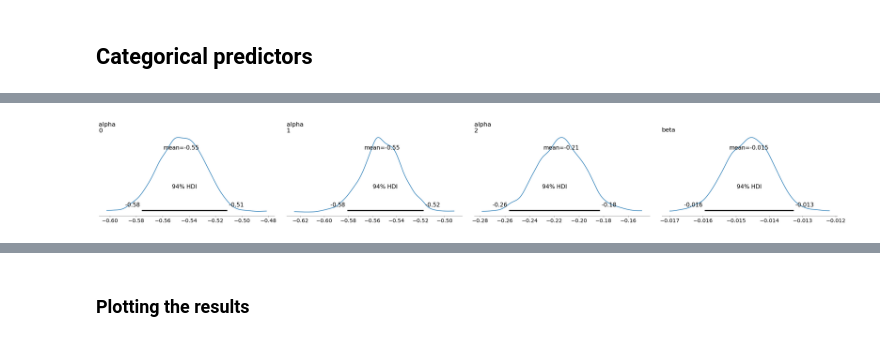
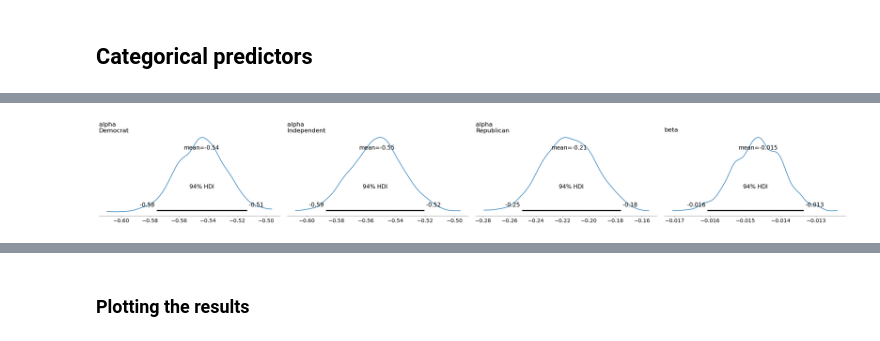
Before and after one commit to AllenDowney/SurveyDataPyMC, a Jupyter notebook: notebooks/01_logistic_regression.ipynb, the cells around one changed output, grey strips where cells are left out. Drawn from its saved outputs; the diff is of its cells as text; code cells hidden in the pictures.

```diff
--- a/notebooks/01_logistic_regression.ipynb
+++ b/notebooks/01_logistic_regression.ipynb
@@ -418,16 +443,26 @@ year = year - year_shift
 
 partyid3 = data["partyid3"].astype(int).values
 
-with pm.Model() as logistic_model2:
+with pm.Model(
+    coords={"party_affiliation": ["Democrat", "Independent", "Republican"]}
+) as logistic_model2:
+    y_pt = pm.Data("y", y)
+    year_pt = pm.Data("year", year)
+    party_idx_pt = pm.Data("party_idx", partyid3)
+
     # Party-specific intercepts (one for each party)
     sigma_prior = 1
-    alpha = pm.Normal("alpha", 0, sigma_prior, shape=3)
+    mu_prior = 0
+    alpha = pm.Normal("alpha", mu_prior, sigma_prior, dims="party_affiliation")
 
     # Shared slope for year (assuming effect of year is the same across parties)
-    beta = pm.Normal("beta", 0, sigma_prior)
+    beta = pm.Normal("beta", mu_prior, sigma_prior)
 
     # Linear predictor (log-odds)
-    logits = alpha[partyid3] + beta * year
+    logits = pm.Deterministic("logits", alpha[party_idx_pt] + beta * year_pt)
 
     # Bernoulli likelihood with logit link
-    y_obs = pm.Bernoulli("y_obs", logit_p=logits, observed=y)
+    y_obs = pm.Bernoulli("y_obs", logit_p=logits, observed=y_pt)
+
+    # Add other quantities of interest
+    probs = pm.Deterministic("probs", pm.math.sigmoid(logits))
@@ -441,4 +477,11 @@ pm.model_to_graphviz(logistic_model2)
 # %%
 with logistic_model2:
-    idata2 = pm.sample(500)
+    idata2 = pm.sample(
+        draws=500,
+        tune=500,
+        chains=3,
+        cores=3,
+        var_names=["alpha", "beta"],
+        # initvals=logistic_model2.initial_point(),
+    )
 # %% [output]
@@ -454,5 +490,7 @@ Sampling 4 chains for 1_000 tune and 500 draw iterations (4_000 + 2_000 draws to
 # %%
-pm.plot_posterior(idata2)
+import arviz as az
+
+az.plot_posterior(idata2)
 decorate()
 # %% [output]
-[figure, old version]
+[figure, new version]
```
Also changed, not shown: parts of 48 cells of this notebook, 1 other file.
